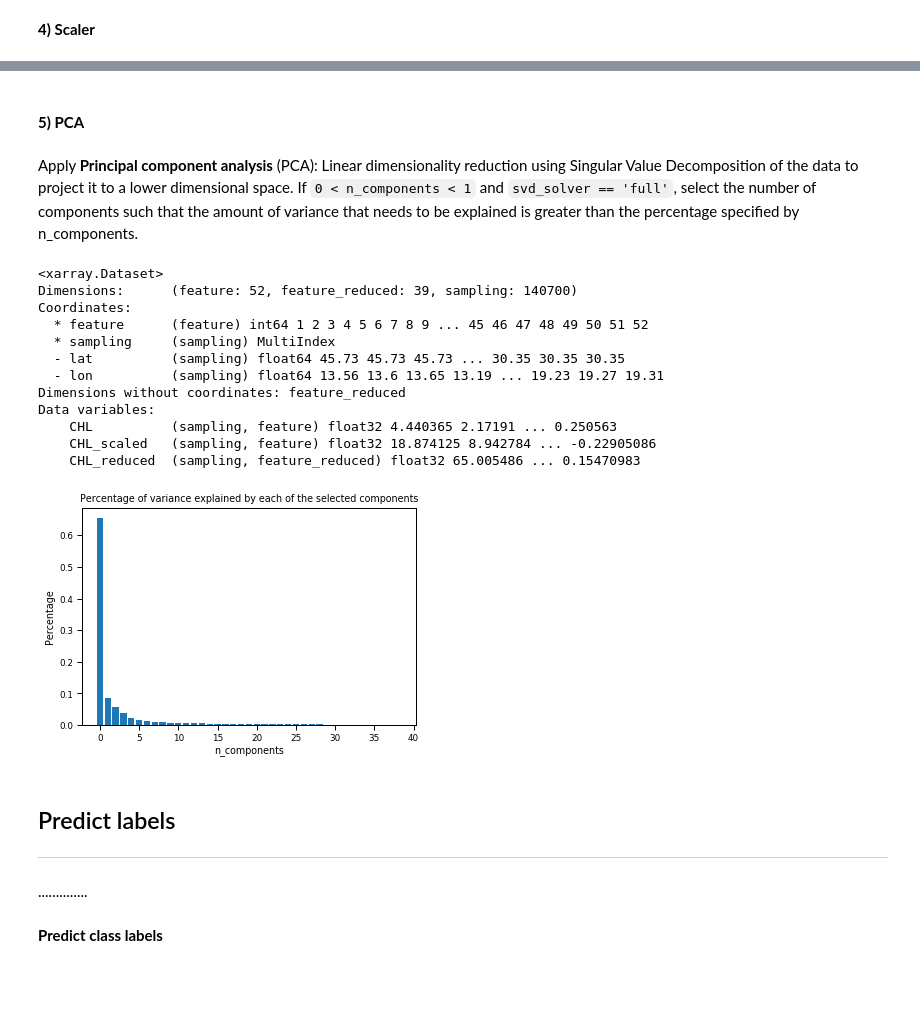
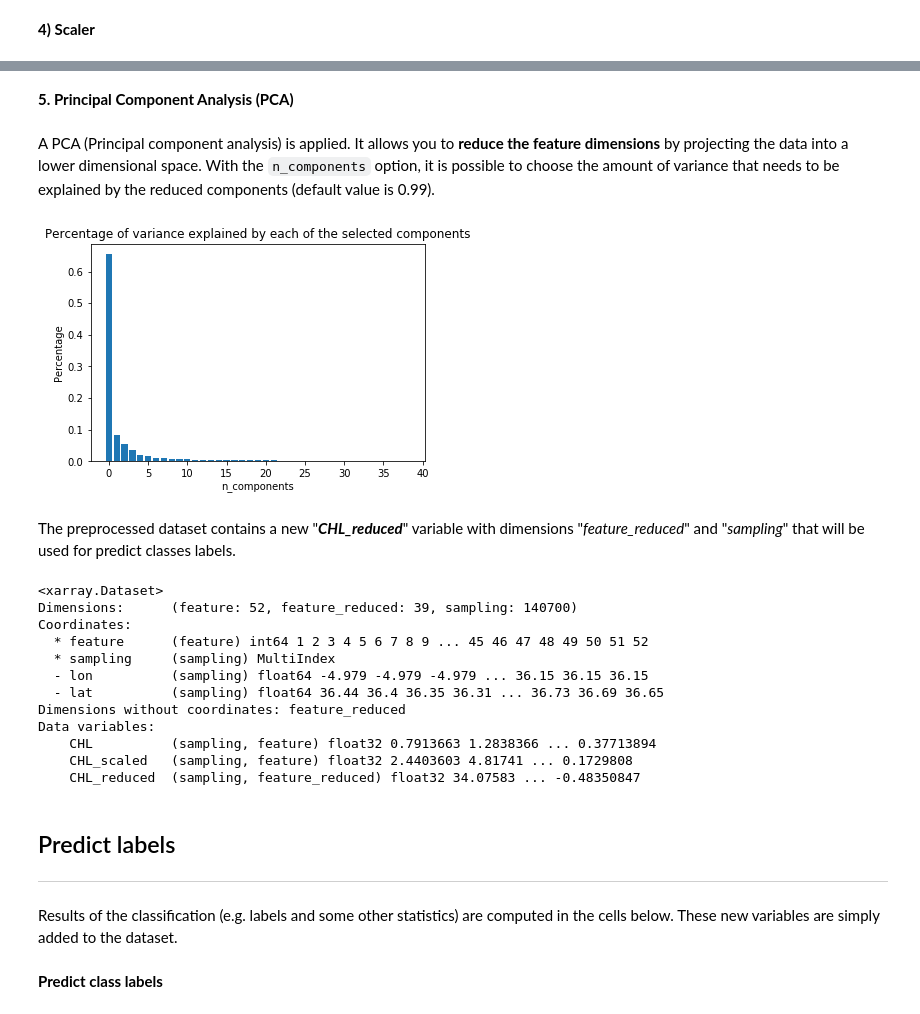
Before and after one commit to euroargodev/BlueCloud, a Jupyter notebook: PredictandPlot_OceanRegimes.ipynb, the cells around one changed output, grey strips where cells are left out. Cells and saved outputs as stored; diff of their text form; code cells hidden in the pictures; blank space fills up the shorter version.

```diff
--- a/PredictandPlot_OceanRegimes.ipynb
+++ b/PredictandPlot_OceanRegimes.ipynb
@@ -179,32 +180,35 @@ shape (n_samples, n_features), calculate mean for each feature
 # %%
 X = OR_scaler(X, var_name=var_name)
-# %% [markdown]
-#### __5) PCA__
-# %% [markdown]
-Apply __Principal component analysis__ (PCA):
-Linear dimensionality reduction using Singular Value Decomposition of the data to project it to a lower dimensional space.
-If `0 < n_components < 1` and `svd_solver == 'full'`, select the number of components such that the amount of variance that needs to be explained is greater than the percentage specified by n_components.
+# %% [markdown]
+__5. Principal Component Analysis (PCA)__
+# %% [markdown]
+A PCA (Principal component analysis) is applied. It allows you to __reduce the feature dimensions__ by projecting the data into a lower dimensional space. With the ``n_components`` option, it is possible to choose the amount of variance that needs to be explained by the reduced components (default value is 0.99).
 # %%
 X = OR_apply_PCA(X, var_name=var_name, plot_var=True)
-X
 # %% [output]
-<xarray.Dataset>
-Dimensions:      (feature: 52, feature_reduced: 39, sampling: 140700)
-Coordinates:
-  * feature      (feature) int64 1 2 3 4 5 6 7 8 9 ... 45 46 47 48 49 50 51 52
-  * sampling     (sampling) MultiIndex
-  - lat          (sampling) float64 45.73 45.73 45.73 ... 30.35 30.35 30.35
-  - lon          (sampling) float64 13.56 13.6 13.65 13.19 ... 19.23 19.27 19.31
-Dimensions without coordinates: feature_reduced
-Data variables:
-    CHL          (sampling, feature) float32 4.440365 2.17191 ... 0.250563
-    CHL_scaled   (sampling, feature) float32 18.874125 8.942784 ... -0.22905086
-    CHL_reduced  (sampling, feature_reduced) float32 65.005486 ... 0.15470983
-[figure, old version]
+[figure, new version]
+# %% [markdown]
+The preprocessed dataset contains a new "__*CHL_reduced*__" variable with dimensions "*feature_reduced*" and "*sampling*" that will be used for predict classes labels.
+# %%
+print(X)
+# %% [output]
+<xarray.Dataset>
+Dimensions:      (feature: 52, feature_reduced: 39, sampling: 140700)
+Coordinates:
+  * feature      (feature) int64 1 2 3 4 5 6 7 8 9 ... 45 46 47 48 49 50 51 52
+  * sampling     (sampling) MultiIndex
+  - lon          (sampling) float64 -4.979 -4.979 -4.979 ... 36.15 36.15 36.15
+  - lat          (sampling) float64 36.44 36.4 36.35 36.31 ... 36.73 36.69 36.65
+Dimensions without coordinates: feature_reduced
+Data variables:
+    CHL          (sampling, feature) float32 0.7913663 1.2838366 ... 0.37713894
+    CHL_scaled   (sampling, feature) float32 2.4403603 4.81741 ... 0.1729808
+    CHL_reduced  (sampling, feature_reduced) float32 34.07583 ... -0.48350847
 # %% [markdown]
 ## Predict labels
 ***
-# %% [markdown]
-..............
+# %% [markdown]
+Results of the classification (e.g. labels and some other statistics) are computed in the cells below.
+These new variables are simply added to the dataset.
 # %% [markdown]
 __Predict class labels__
```
Also changed, not shown: parts of 85 cells of this notebook, 7 other files.
